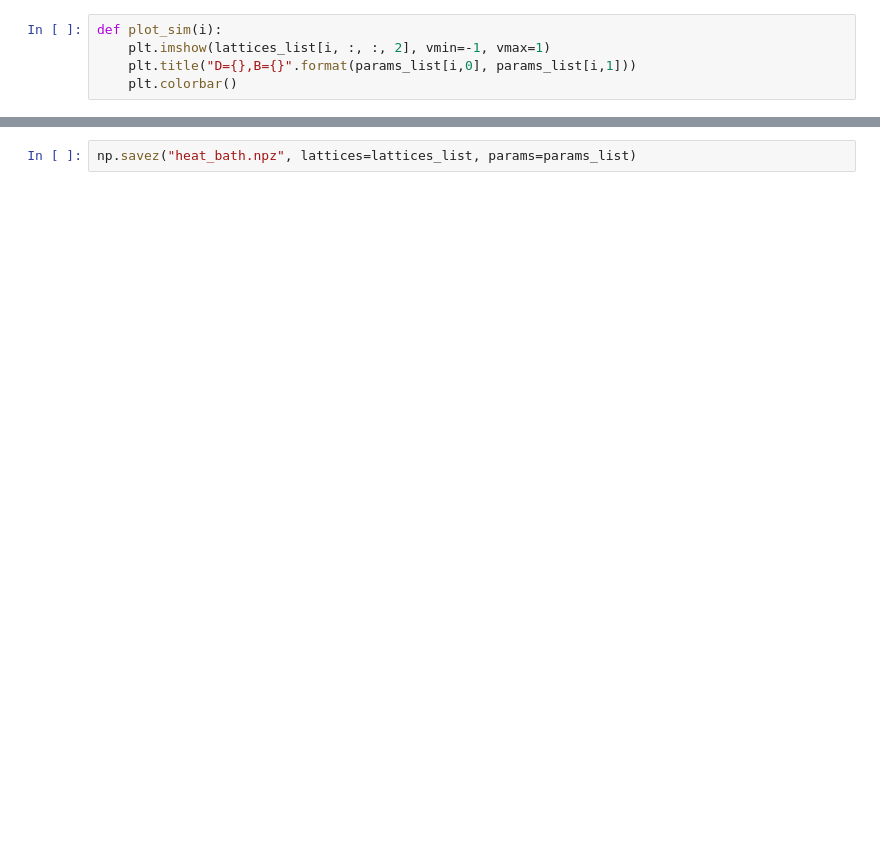
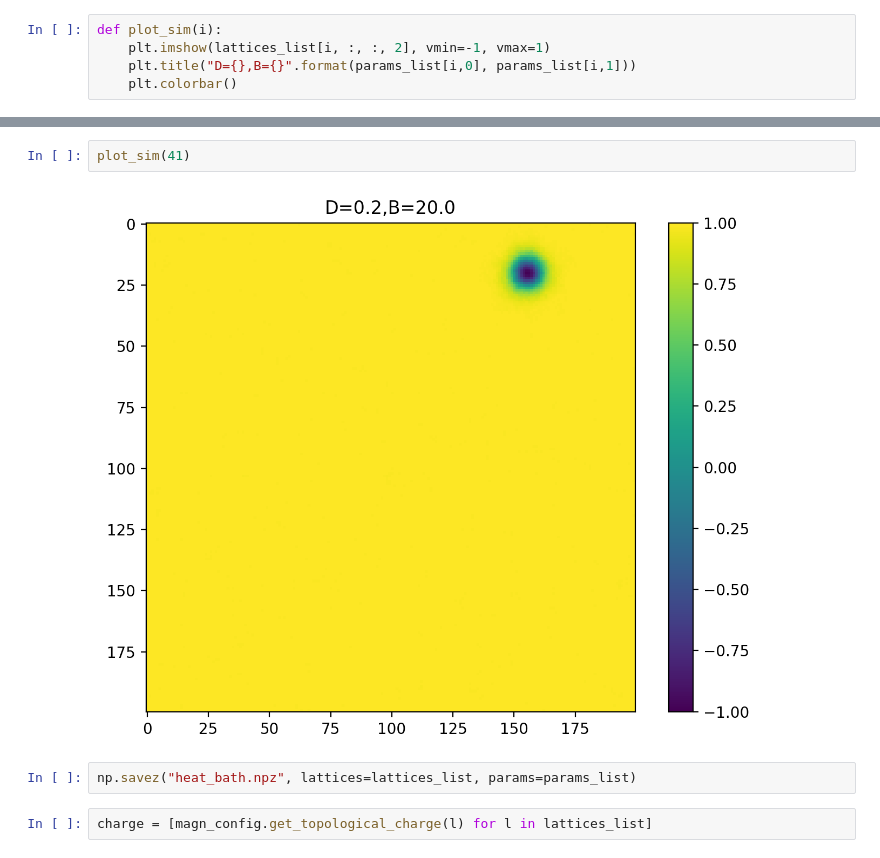
Before and after one commit to janpriessnitz/magsim, a Jupyter notebook: uppasd/metacentrum_diagram/ProcessResults.ipynb, the cells around one changed output, grey strips where cells are left out. Cells and saved outputs as stored; diff of their text form; blank space fills up the shorter version.

```diff
--- a/uppasd/metacentrum_diagram/ProcessResults.ipynb
+++ b/uppasd/metacentrum_diagram/ProcessResults.ipynb
@@ -43,2 +46,8 @@ ValueError: 'c' argument has 63 elements, which is inconsistent with 'x' and 'y'
+# %%
+plot_sim(41)
+# %% [output]
+[figure, added]
 # %%
 np.savez("heat_bath.npz", lattices=lattices_list, params=params_list)
+# %%
+charge = [magn_config.get_topological_charge(l) for l in lattices_list]
```
Also changed, not shown: parts of 5 cells of this notebook, 14 other files.
